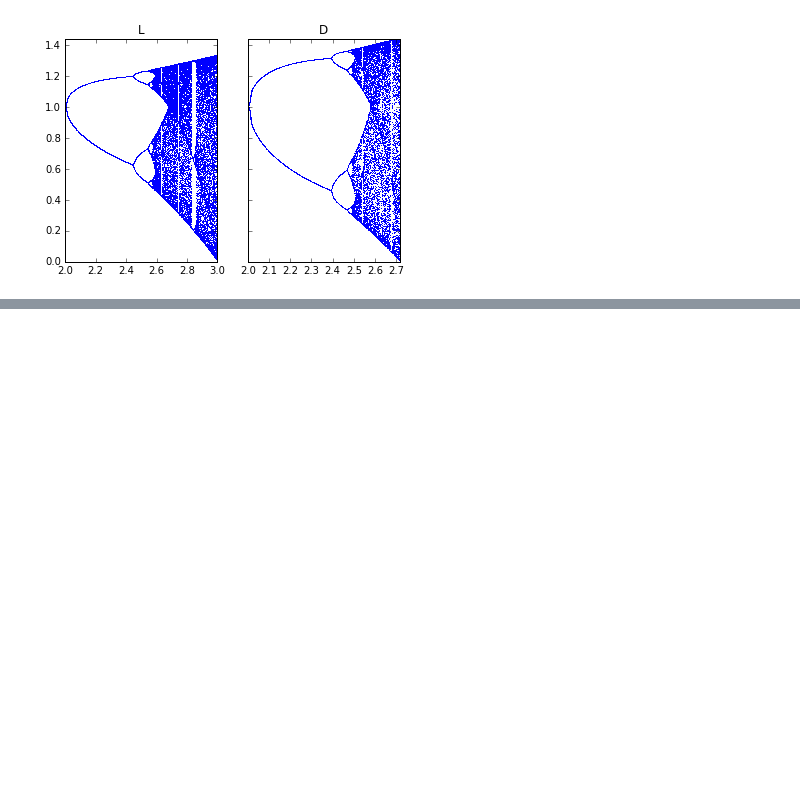
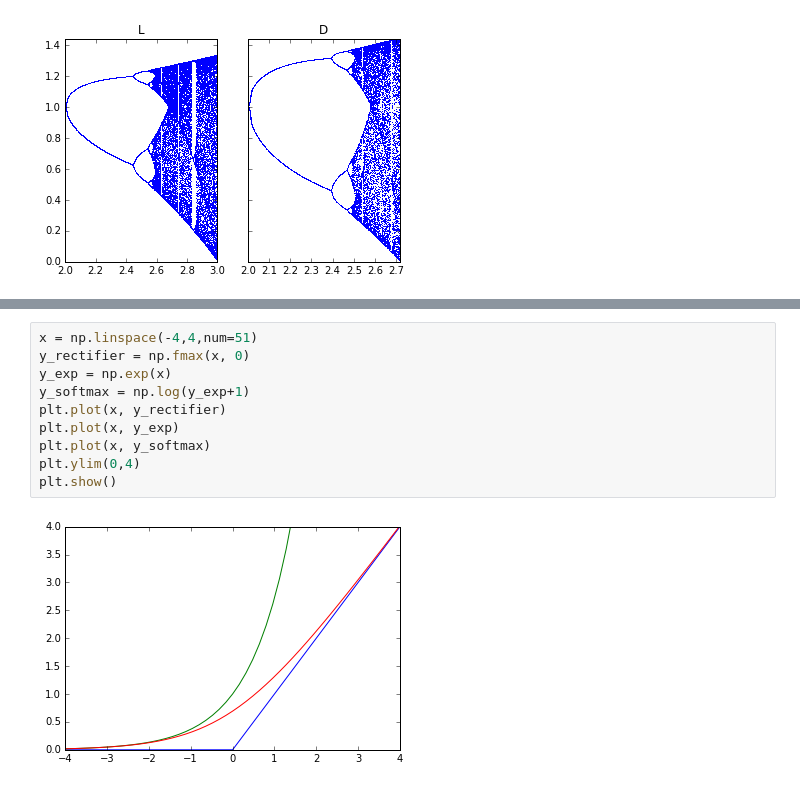
Before and after one commit to brsr/math, a Jupyter notebook: Chaos from Exponential Decay.ipynb, the cells around one changed output, grey strips where cells are left out. Saved outputs shown, nothing was run; the diff lists cells and outputs as text; blank space fills up the shorter version.

```diff
--- a/Chaos from Exponential Decay.ipynb
+++ b/Chaos from Exponential Decay.ipynb
@@ -83,0 +100,12 @@ plt.show()
+# %%
+x = np.linspace(-4,4,num=51)
+y_rectifier = np.fmax(x, 0)
+y_exp = np.exp(x)
+y_softmax = np.log(y_exp+1)
+plt.plot(x, y_rectifier)
+plt.plot(x, y_exp)
+plt.plot(x, y_softmax)
+plt.ylim(0,4)
+plt.show()
+# %% [output]
+[figure, added]
```
Also changed, not shown: parts of 3 cells of this notebook.
